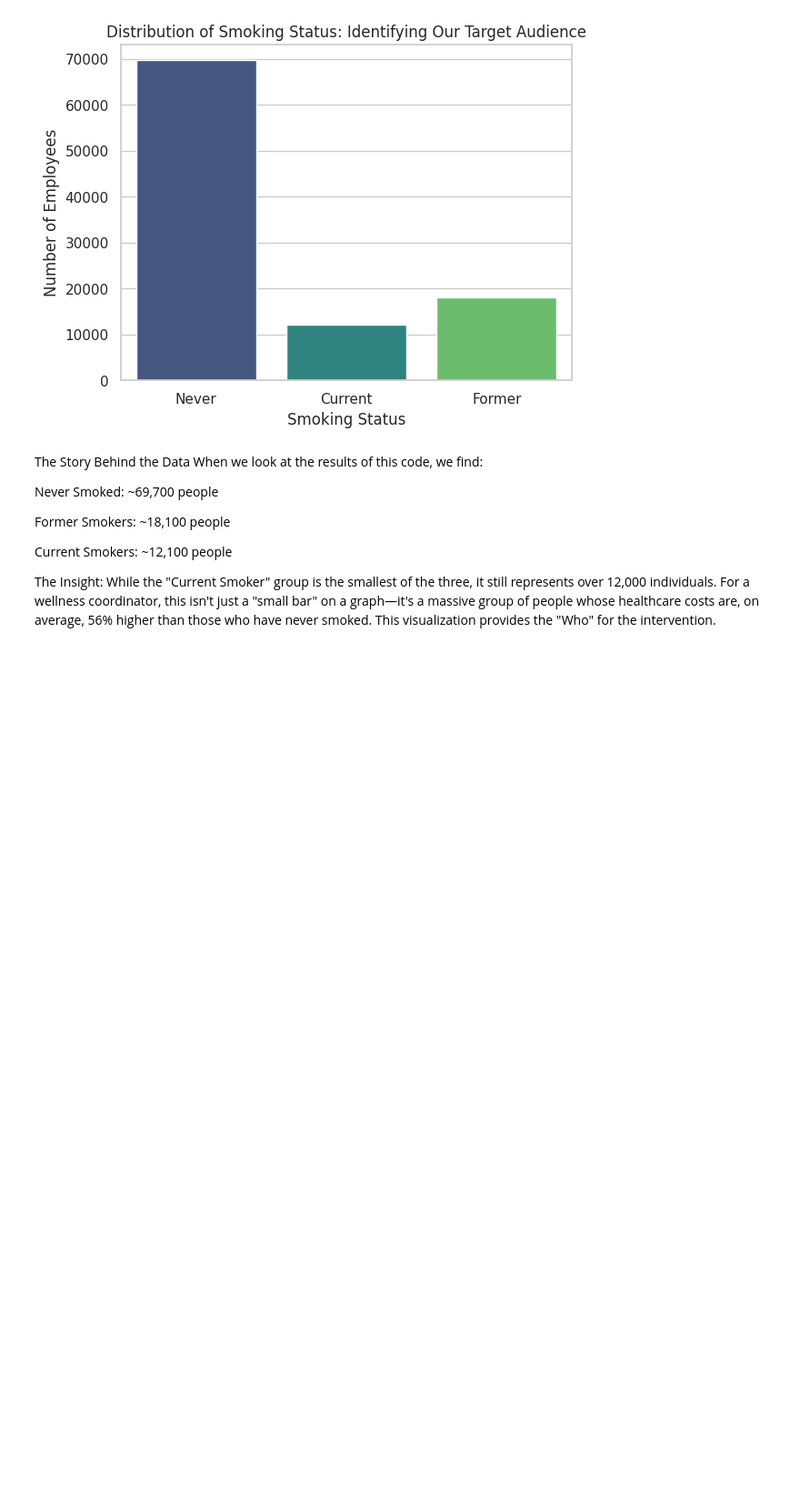
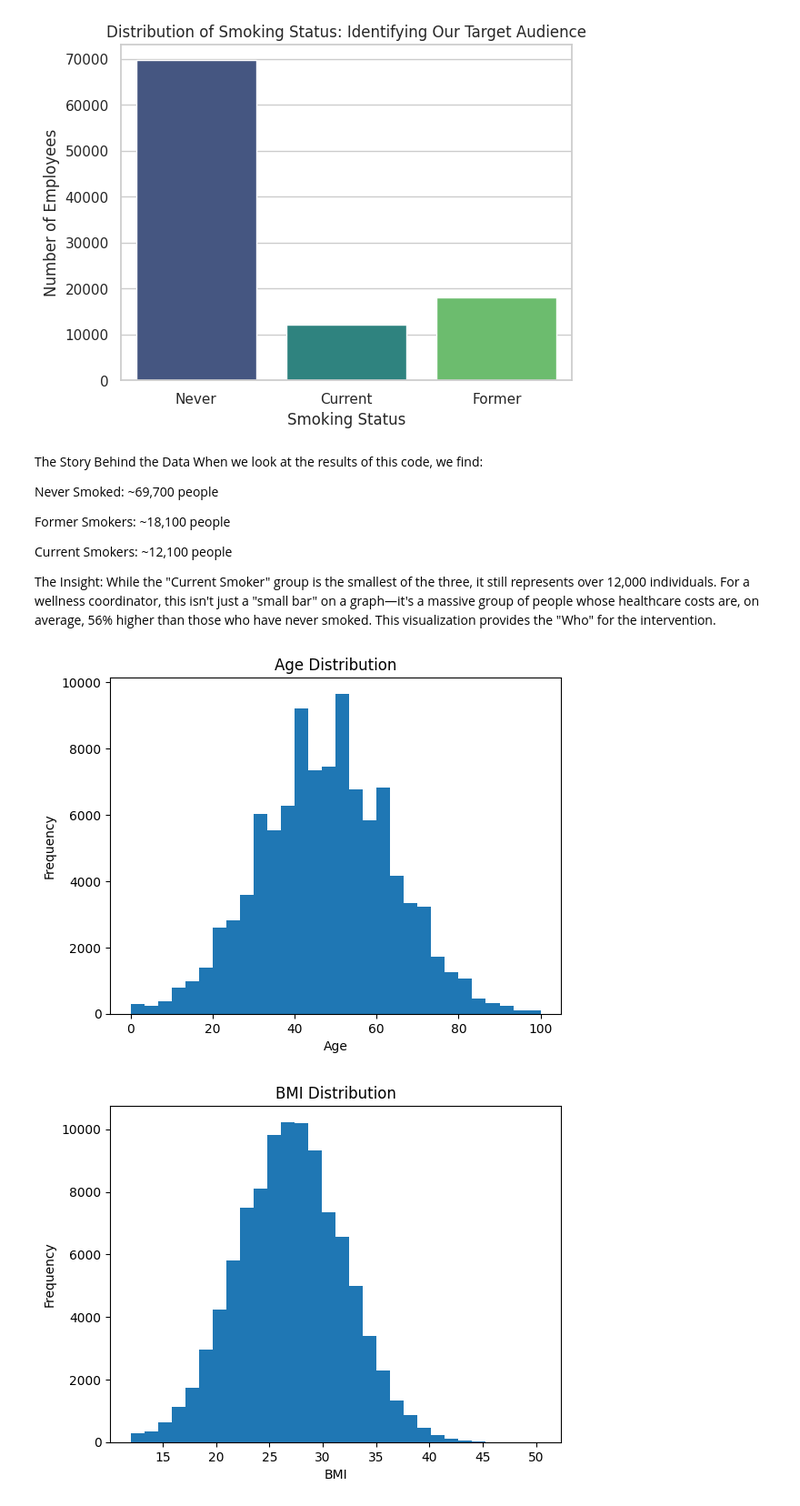
Before and after one commit to akamatt1/OMDS-ModB2-WeeklyAssignments, a Jupyter notebook: OMDS-ModB2-Week2-Affum-Matt.ipynb, the cells around one changed output. Shown at 91% size. Cells and saved outputs as stored; diff of their text form; code cells hidden in the pictures; blank space fills up the shorter version.

```diff
--- a/OMDS-ModB2-Week2-Affum-Matt.ipynb
+++ b/OMDS-ModB2-Week2-Affum-Matt.ipynb
@@ -296,3 +296,63 @@ Former Smokers: ~18,100 people
 Current Smokers: ~12,100 people
 
 The Insight: While the "Current Smoker" group is the smallest of the three, it still represents over 12,000 individuals. For a wellness coordinator, this isn't just a "small bar" on a graph—it's a massive group of people whose healthcare costs are, on average, 56% higher than those who have never smoked. This visualization provides the "Who" for the intervention.
+# %%
+import pandas as pd
+import matplotlib.pyplot as plt
+import seaborn as sns
+
+insurance = pd.read_csv("medical_insurance.csv")
+ecommerce = pd.read_csv("US  E-commerce records 2020.csv", encoding="latin1")
+
+# Figure 1 Age distribution
+plt.hist(insurance['age'], bins=30)
+plt.title("Age Distribution")
+plt.xlabel("Age")
+plt.ylabel("Frequency")
+plt.show()
+
+# Figure 2 BMI distribution
+plt.hist(insurance['bmi'], bins=30)
+plt.title("BMI Distribution")
+plt.xlabel("BMI")
+plt.ylabel("Frequency")
+plt.show()
+
+# Figure 3 Medical cost distribution
+plt.hist(insurance['annual_medical_cost'], bins=30)
+plt.title("Annual Medical Cost Distribution")
+plt.xlabel("Cost")
+plt.ylabel("Frequency")
+plt.show()
+
+# Figure 4 Smoker count
+insurance['smoker'].value_counts().plot(kind='bar')
+plt.title("Smoker vs Non-Smoker")
+plt.show()
+
+# Figure 5 Cost by smoker
+sns.boxplot(x='smoker', y='annual_medical_cost', data=insurance)
+plt.title("Medical Cost by Smoking Status")
+plt.show()
+
+# Figure 6 BMI vs cost
+plt.scatter(insurance['bmi'], insurance['annual_medical_cost'])
+plt.xlabel("BMI")
+plt.ylabel("Medical Cost")
+plt.title("BMI vs Medical Cost")
+plt.show()
+
+# Figure 7 Age vs cost
+plt.scatter(insurance['age'], insurance['annual_medical_cost'])
+plt.xlabel("Age")
+plt.ylabel("Medical Cost")
+plt.title("Age vs Medical Cost")
+plt.show()
+
+# Figure 8 Sales by category
+ecommerce.groupby("Category")["Sales"].sum().plot(kind="bar")
+plt.title("Total Sales by Category")
+plt.show()
+# %% [output]
+[figure, added]
+[figure, added]
```
Also changed, not shown: parts of 1 cell of this notebook, 1 other file.
